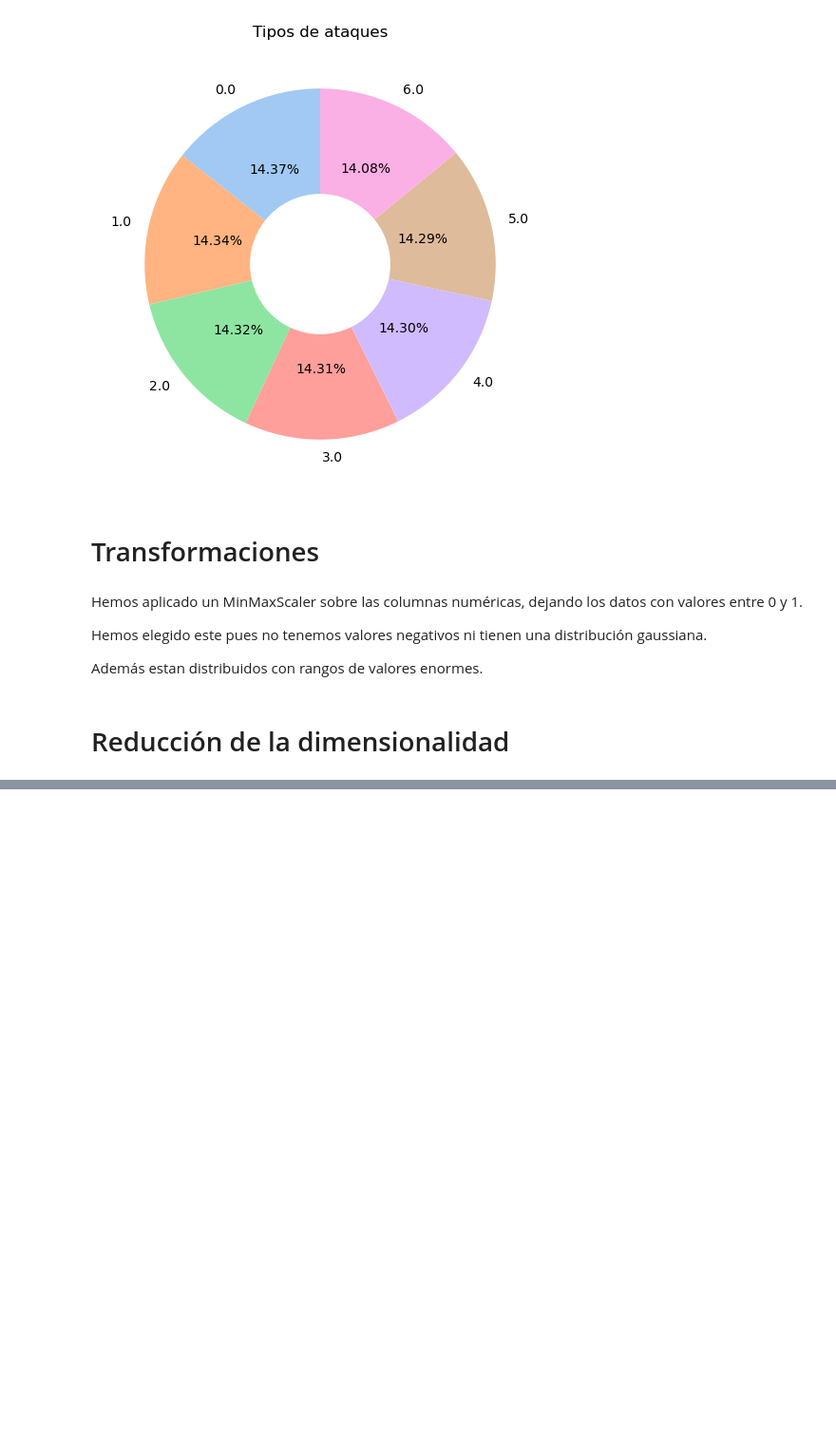
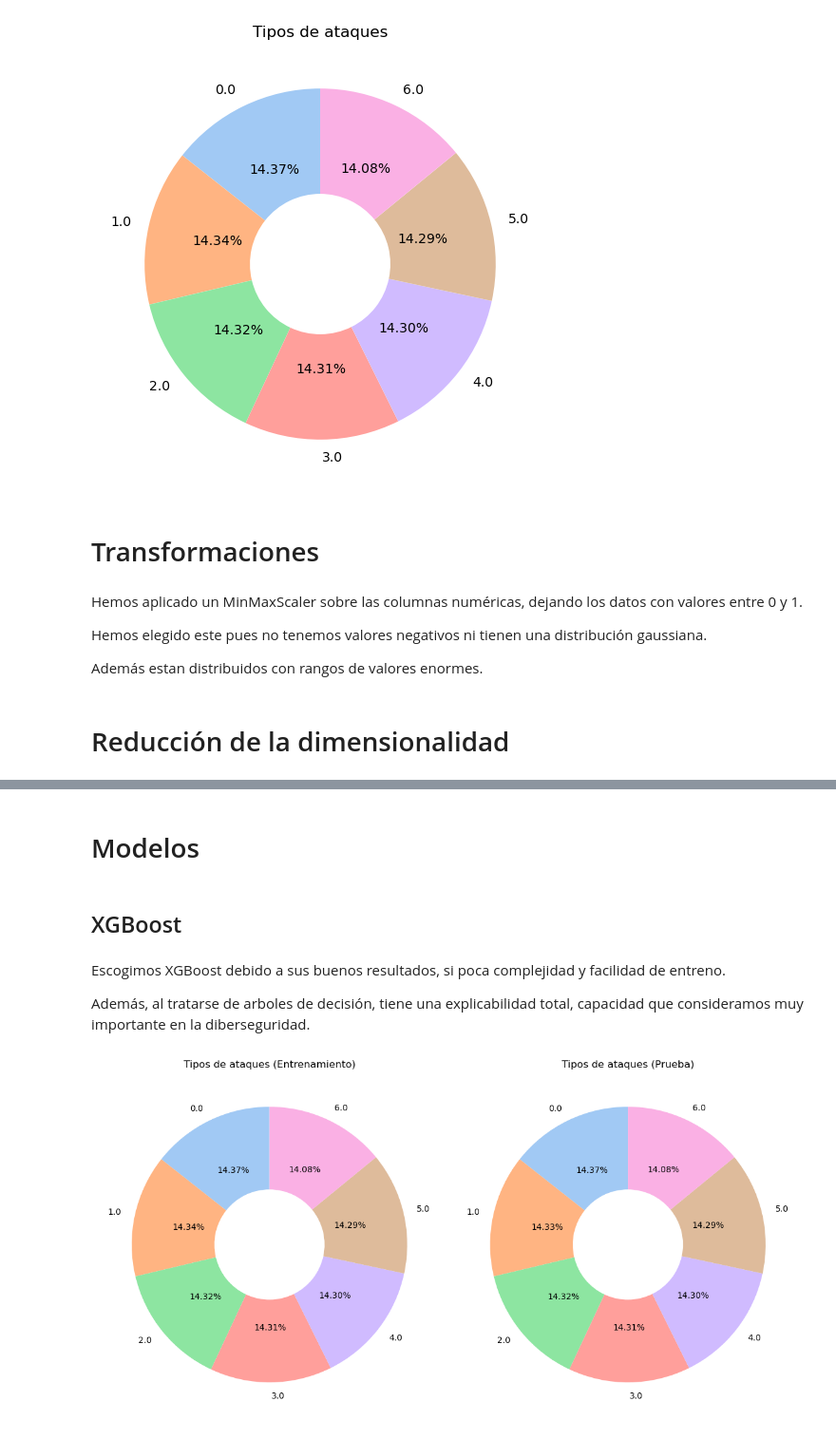
Before and after one commit to AnxoCasal/DDoS-Model-Prediction, a Jupyter notebook: Entrenamiento/IA.ipynb, the cells around one changed output, grey strips where cells are left out. Shown at 95% size. Drawn from its saved outputs; the diff is of its cells as text; code cells hidden in the pictures; blank space fills up the shorter version.

```diff
--- a/Entrenamiento/IA.ipynb
+++ b/Entrenamiento/IA.ipynb
@@ -156,3 +151,11 @@ def apply_lda(df, target, n_components):
     X = pd.DataFrame(X)
 
     return pd.concat([X,y], axis=1)
+# %% [markdown]
+# Modelos
+# %% [markdown]
+## XGBoost
+# %% [markdown]
+Escogimos XGBoost debido a sus buenos resultados, si poca complejidad y facilidad de entreno.
+
+Además, al tratarse de arboles de decisión, tiene una explicabilidad total, capacidad que consideramos muy importante en la diberseguridad.
@@ -158,0 +167,22 @@ def apply_lda(df, target, n_components):
+# %%
+df = pd.read_parquet("training_set.parquet")
+# %%
+training_set, test_set = DataPreprocessing.stratified_split_dataframe(df, "Label_Index")
+
+counts_train = training_set["Label_Index"].value_counts()
+counts_test = test_set["Label_Index"].value_counts()
+
+fig, axes = plt.subplots(1, 2, figsize=(12, 6))
+
+counts_train.plot.pie(ax=axes[0], autopct='%1.2f%%', startangle=90, colors=sns.color_palette("pastel"), wedgeprops={'width': 0.6})
+axes[0].set_title('Tipos de ataques (Entrenamiento)')
+axes[0].set_ylabel('')
+
+counts_test.plot.pie(ax=axes[1], autopct='%1.2f%%', startangle=90, colors=sns.color_palette("pastel"), wedgeprops={'width': 0.6})
+axes[1].set_title('Tipos de ataques (Prueba)')
+axes[1].set_ylabel('')
+
+plt.tight_layout()
+plt.show()
+# %% [output]
+[figure, added]
```
Also changed, not shown: parts of 8 cells of this notebook, 1 other file.
